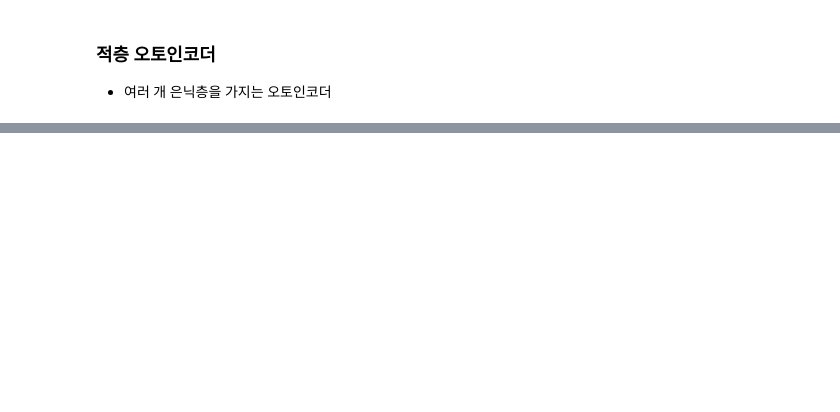
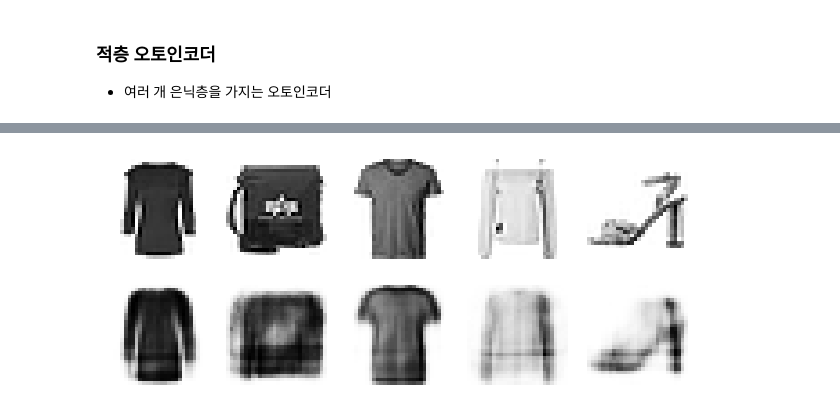
Before and after one commit to 12L-zl/Handson_, a Jupyter notebook: CH17_오토인코더와 GAN을 사용한 표현 학습과 생성적 학습.ipynb, the cells around one changed output, grey strips where cells are left out. Cells and saved outputs as stored; diff of their text form; code cells hidden in the pictures; blank space fills up the shorter version.

```diff
--- a/CH17_오토인코더와 GAN을 사용한 표현 학습과 생성적 학습.ipynb
+++ b/CH17_오토인코더와 GAN을 사용한 표현 학습과 생성적 학습.ipynb
@@ -125,0 +246,5 @@ plt.show()
+# %%
+stacked_ae_1_by_1.compile(loss="binary_crossentropy",
+                          optimizer=keras.optimizers.SGD(learning_rate=0.1), metrics=[rounded_accuracy])
+history = stacked_ae_1_by_1.fit(X_train, X_train, epochs=10,
+                                validation_data=(X_valid, X_valid))
@@ -125,0 +272,4 @@ plt.show()
+# %%
+show_reconstructions(stacked_ae_1_by_1)
+plt.show()
+# %% [output]
@@ -125,0 +277 @@ plt.show()
+[figure, added]
```
Also changed, not shown: parts of 26 cells of this notebook.
